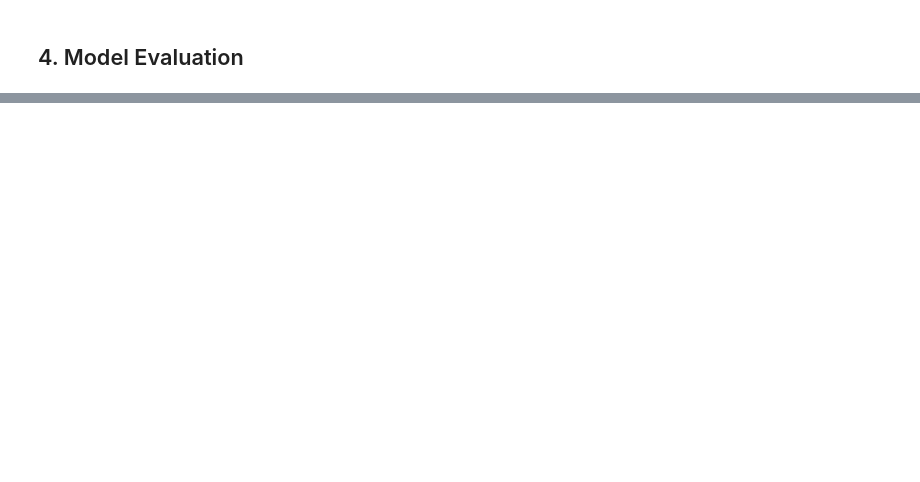
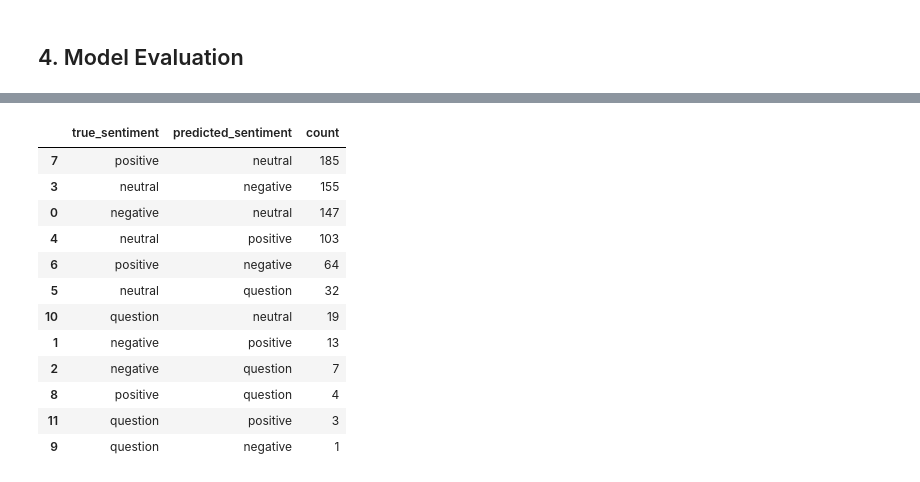
Before and after one commit to wuttipansat/thai-sentiment-analysis, a Jupyter notebook: notebooks/experiment.ipynb, the cells around one changed output, grey strips where cells are left out. Cells and saved outputs as stored; diff of their text form; code cells hidden in the pictures; blank space fills up the shorter version.

```diff
--- a/notebooks/experiment.ipynb
+++ b/notebooks/experiment.ipynb
@@ -204,0 +352,25 @@ plt.show()
+# %%
+error_summary = (
+    error_df.groupby(
+        ["true_sentiment", "predicted_sentiment"]
+    )
+    .size()
+    .reset_index(name="count")
+    .sort_values("count", ascending=False)
+)
+
+display(error_summary)
+# %% [output]
+|  | true_sentiment | predicted_sentiment | count |
+| 7 | positive | neutral | 185 |
+| 3 | neutral | negative | 155 |
+| 0 | negative | neutral | 147 |
+| 4 | neutral | positive | 103 |
+| 6 | positive | negative | 64 |
+| 5 | neutral | question | 32 |
+| 10 | question | neutral | 19 |
+| 1 | negative | positive | 13 |
+| 2 | negative | question | 7 |
+| 8 | positive | question | 4 |
+| 11 | question | positive | 3 |
+| 9 | question | negative | 1 |
```
Also changed, not shown: parts of 13 cells of this notebook, 2 other files.
